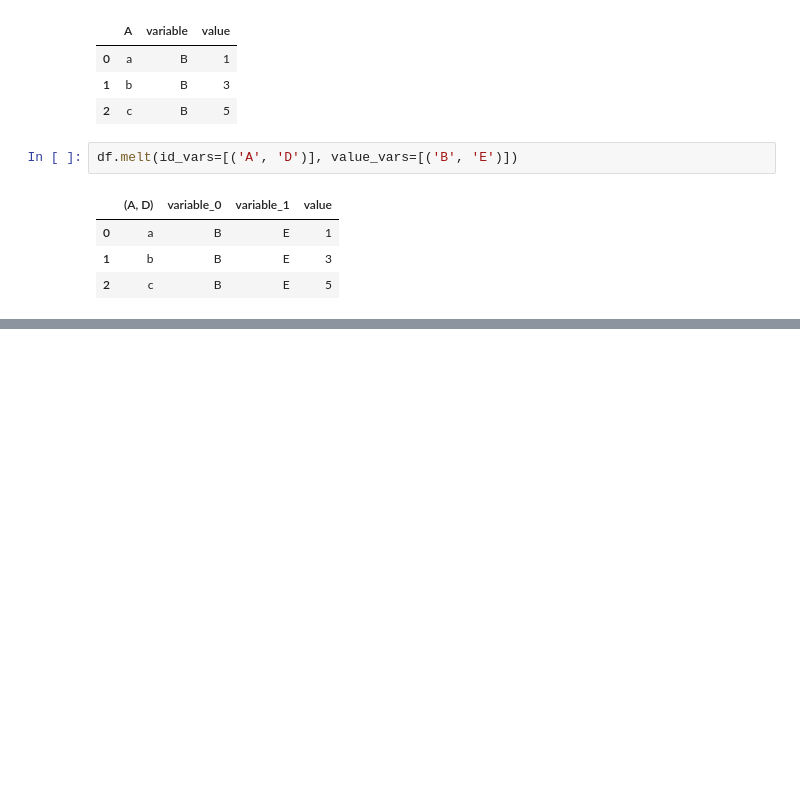
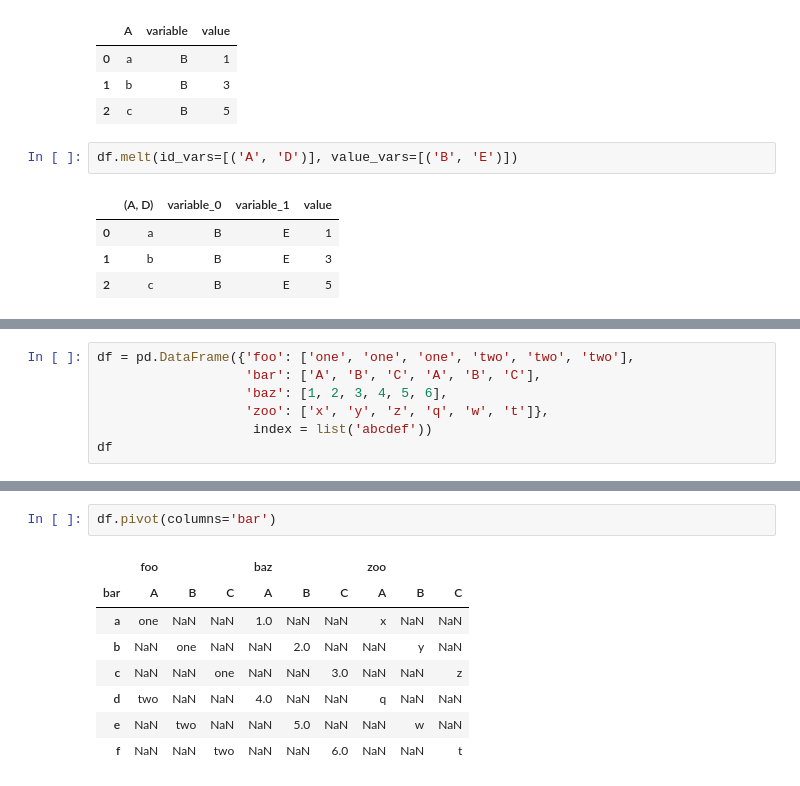
Before and after one commit to lee7py/Pydata-ANS-VIS, a Jupyter notebook: data code/ch08-study.ipynb, the cells around one changed output, grey strips where cells are left out. Cells and saved outputs as stored; diff of their text form; blank space fills up the shorter version.

```diff
--- a/data code/ch08-study.ipynb
+++ b/data code/ch08-study.ipynb
@@ -1929,0 +2290,7 @@ df.melt(id_vars=[('A', 'D')], value_vars=[('B', 'E')])
+# %%
+df = pd.DataFrame({'foo': ['one', 'one', 'one', 'two', 'two', 'two'],
+                   'bar': ['A', 'B', 'C', 'A', 'B', 'C'],
+                   'baz': [1, 2, 3, 4, 5, 6],
+                   'zoo': ['x', 'y', 'z', 'q', 'w', 't']},
+                    index = list('abcdef'))
+df
@@ -1929,0 +2305,11 @@ df.melt(id_vars=[('A', 'D')], value_vars=[('B', 'E')])
+# %%
+df.pivot(columns='bar')
+# %% [output]
+|  | foo |  |  | baz |  |  | zoo |  |  |
+| bar | A | B | C | A | B | C | A | B | C |
+| a | one | NaN | NaN | 1.0 | NaN | NaN | x | NaN | NaN |
+| b | NaN | one | NaN | NaN | 2.0 | NaN | NaN | y | NaN |
+| c | NaN | NaN | one | NaN | NaN | 3.0 | NaN | NaN | z |
+| d | two | NaN | NaN | 4.0 | NaN | NaN | q | NaN | NaN |
+| e | NaN | two | NaN | NaN | 5.0 | NaN | NaN | w | NaN |
+| f | NaN | NaN | two | NaN | NaN | 6.0 | NaN | NaN | t |
```
Also changed, not shown: parts of 60 cells of this notebook, 6 other files.
